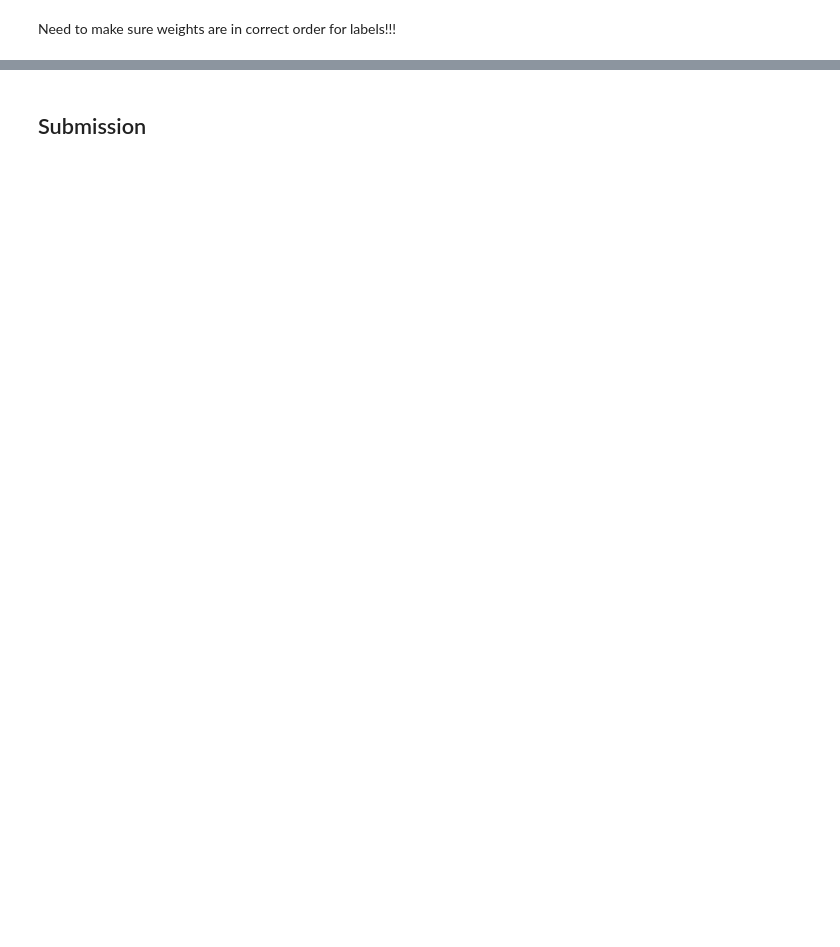
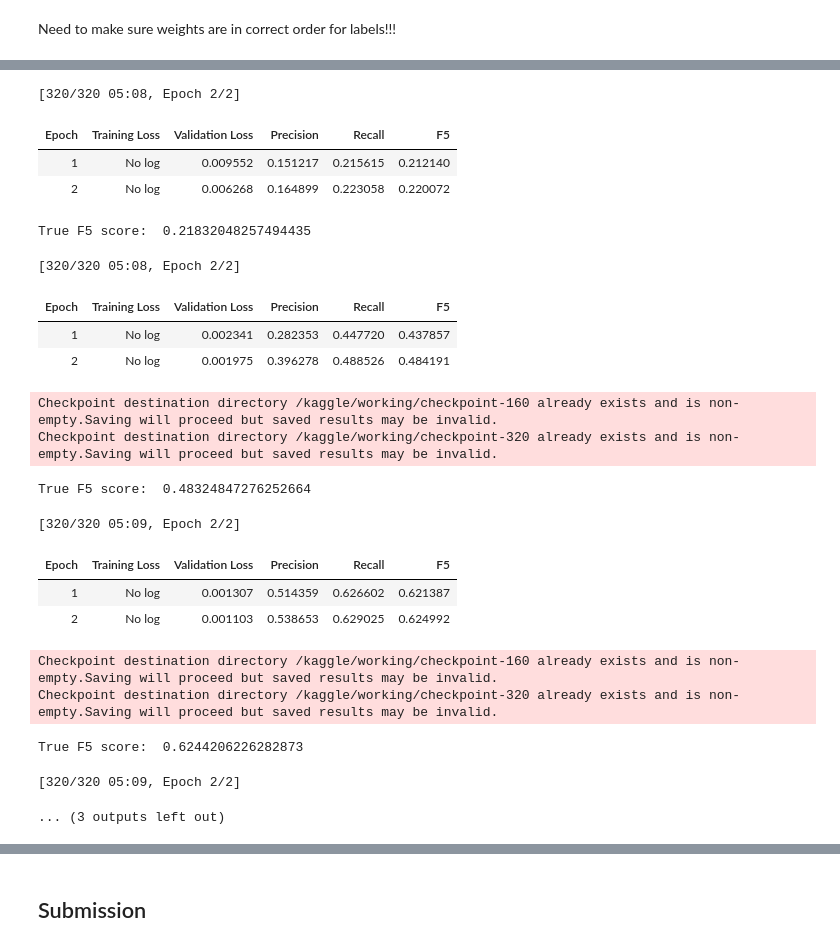
Before and after one commit to Svangorden13/Machine-Learning-Projects, a Jupyter notebook: pii-detection-removal.ipynb, the cells around one changed output, grey strips where cells are left out. Cells and saved outputs as stored; diff of their text form; code cells hidden in the pictures; blank space fills up the shorter version.

```diff
--- a/pii-detection-removal.ipynb
+++ b/pii-detection-removal.ipynb
@@ -108,7 +115,7 @@ mapping
 Way too many of class 0 ('O')!!!
 # %%
 def tokenize_and_align_labels(examples):
-    tokenized_inputs = tokenizer(examples["tokens"].to_list(), truncation=True, is_split_into_words=True)
+    tokenized_inputs = tokenizer(examples["tokens"].to_list(), truncation=True, padding=True, is_split_into_words=True)
 
     labels = []
     for i, label in enumerate(examples["labels"]):
@@ -177,7 +180,8 @@ from sklearn.metrics import precision_score, recall_score
 
 def compute_metrics(p):
     predictions, labels = p
-    predictions = np.argmax(predictions, axis=2)
+    if type(predictions) == np.ndarray or type(predictions) == torch.tensor:
+        predictions = np.argmax(predictions, axis=2)
     #print(predictions.view(int32))
 
     true_predictions = [
@@ -322 +300,75 @@ TrainOutput(global_step=342, training_loss=0.06741742362752992, metrics={'train_
+# %%
+import json
+train = json.load(open("/kaggle/input/pii-detection-removal-from-educational-data/train.json"))
+folds = create_stratified_folds(train)
+document_fold_dict = create_document_fold_mapping(folds)
+splits = create_ksplits(train, document_fold_dict)
+
+datasets = []
+for key in splits.keys():
+    split_df = pd.DataFrame(splits[key])
+    split_df['labels'] = split_df.labels.apply(lambda x: [mapping[c] for c in x])
+    datasets.append(tokenize_and_align_labels(split_df))
+# %%
+from transformers import pipeline
+import subprocess
+
+n_splits = len(datasets)
+for i in range(n_splits):
+    # Concatenate input_ids along the batch dimension (dimension 0)
+    concatenated_input_ids = torch.cat([torch.tensor(datasets[j]["input_ids"]) for j in range(n_splits) if j != i], dim=0)
+
+    # Concatenate attention_mask along the batch dimension (dimension 0)
+    concatenated_attention_mask = torch.cat([torch.tensor(datasets[j]["attention_mask"]) for j in range(n_splits) if j != i], dim=0)
+
+    concatenated_labels = torch.cat([torch.tensor(datasets[j]["labels"]) for j in range(n_splits) if j != i], dim=0)
+
+    trainset = [{'input_ids':concatenated_input_ids[j],
+                 'attention_mask':concatenated_attention_mask[j],
+                 'labels':concatenated_labels[j]} for j in range(len(concatenated_input_ids))]
+
+    valset = [{'input_ids':datasets[i]['input_ids'][j],
+               'attention_mask':datasets[i]['attention_mask'][j],
+               'labels':datasets[i]['labels'][j]} for j in range(len(datasets[i]['input_ids']))]
+
+    train_step(trainset, valset, model)
+
+    torch.cuda.empty_cache()
+    gc.collect()
+
+    # Get latest created directory for last model generated
+    mod_dir = subprocess.check_output("ls -td /kaggle/working/*/ | head -1", shell=True, encoding="UTF-8")
+    train_model = pipeline("ner", mod_dir.strip())
+
+    decoded_tokens = [
+        train_model.tokenizer.decode(tokens['input_ids'], skip_special_tokens=True)
+        for tokens in valset
+    ]
+    with torch.no_grad():
+        preds = train_model(decoded_tokens)
+    preds_labs = [[int(token["entity"].lstrip("LABEL_")) for token in tokens] for tokens in preds]
+    labels = [valset[i]['labels'][1:-1] for i in range(len(valset))]
+    print("True F5 score: ", compute_metrics([preds_labs, labels])['f5'])
+# %% [output]
+[320/320 05:08, Epoch 2/2]
+| Epoch | Training Loss | Validation Loss | Precision | Recall | F5 |
+| 1 | No log | 0.009552 | 0.151217 | 0.215615 | 0.212140 |
+| 2 | No log | 0.006268 | 0.164899 | 0.223058 | 0.220072 |
+True F5 score:  0.21832048257494435
+[320/320 05:08, Epoch 2/2]
+| Epoch | Training Loss | Validation Loss | Precision | Recall | F5 |
+| 1 | No log | 0.002341 | 0.282353 | 0.447720 | 0.437857 |
+| 2 | No log | 0.001975 | 0.396278 | 0.488526 | 0.484191 |
+Checkpoint destination directory /kaggle/working/checkpoint-160 already exists and is non-empty.Saving will proceed but saved results may be invalid.
+Checkpoint destination directory /kaggle/working/checkpoint-320 already exists and is non-empty.Saving will proceed but saved results may be invalid.
+True F5 score:  0.48324847276252664
+[320/320 05:09, Epoch 2/2]
+| Epoch | Training Loss | Validation Loss | Precision | Recall | F5 |
+| 1 | No log | 0.001307 | 0.514359 | 0.626602 | 0.621387 |
+| 2 | No log | 0.001103 | 0.538653 | 0.629025 | 0.624992 |
+Checkpoint destination directory /kaggle/working/checkpoint-160 already exists and is non-empty.Saving will proceed but saved results may be invalid.
+Checkpoint destination directory /kaggle/working/checkpoint-320 already exists and is non-empty.Saving will proceed but saved results may be invalid.
+True F5 score:  0.6244206226282873
+[320/320 05:09, Epoch 2/2]
+... (3 outputs left out)
 # %%
```
Also changed, not shown: parts of 15 cells of this notebook.
